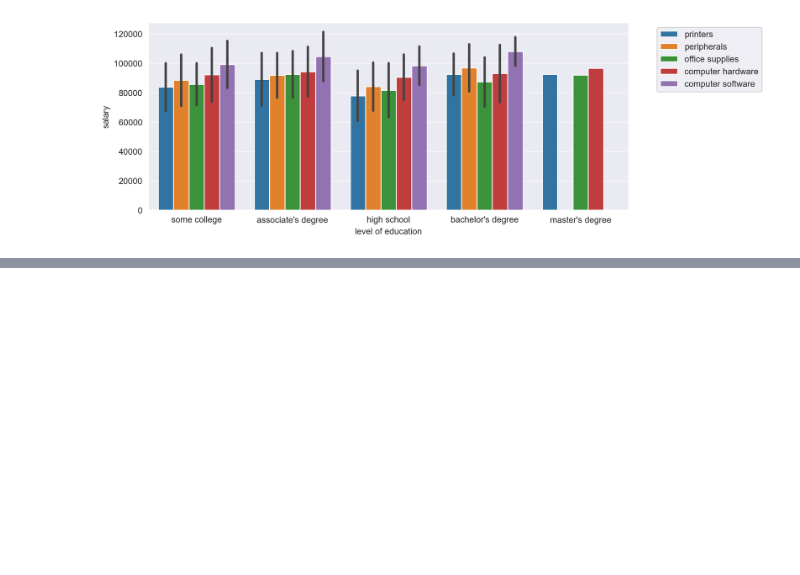
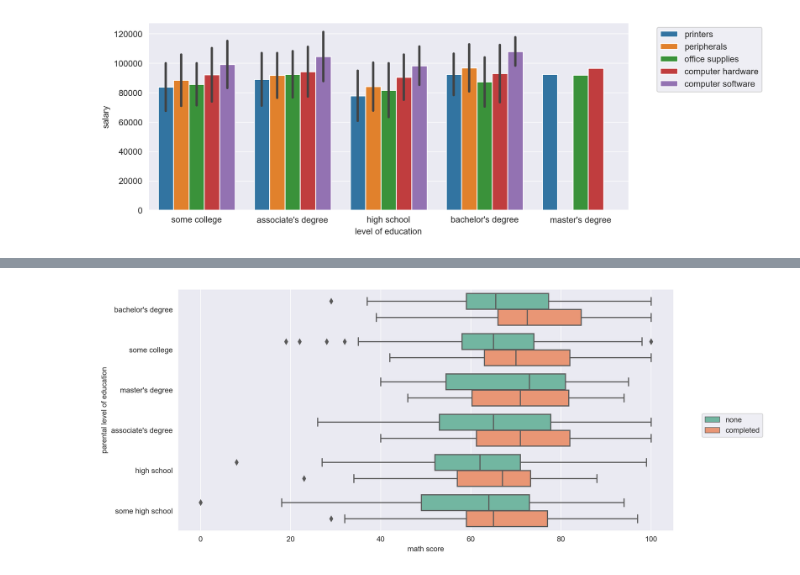
Before and after one commit to kinwong/Udemy-Machine-Learning-Data-Science-Masterclass, a Jupyter notebook: seaborn.ipynb, the cells around one changed output, grey strips where cells are left out. Saved outputs shown, nothing was run; the diff lists cells and outputs as text; code cells hidden in the pictures; blank space fills up the shorter version.

Commit message:
Seaborn is done.

```diff
--- a/seaborn.ipynb
+++ b/seaborn.ipynb
@@ -42,3 +42,6 @@ sns.barplot(data=df, x='level of education', y='salary', hue='division', estimat
 plt.legend(bbox_to_anchor=(1.05, 1));
 # %% [output]
 [figure]
+# %%
+df = pd.read_csv('notebooks_final/05-Seaborn/StudentsPerformance.csv')
+df.head()
@@ -44,0 +55,6 @@ plt.legend(bbox_to_anchor=(1.05, 1));
+# %%
+fig = plt.figure(figsize=(12,6),dpi=240)
+sns.boxplot(data=df, x='math score', y='parental level of education', hue='test preparation course', palette='Set2');
+plt.legend(bbox_to_anchor=(1.05, 0.5));
+# %% [output]
+[figure, added]
```
Also changed, not shown: parts of 8 cells of this notebook.
